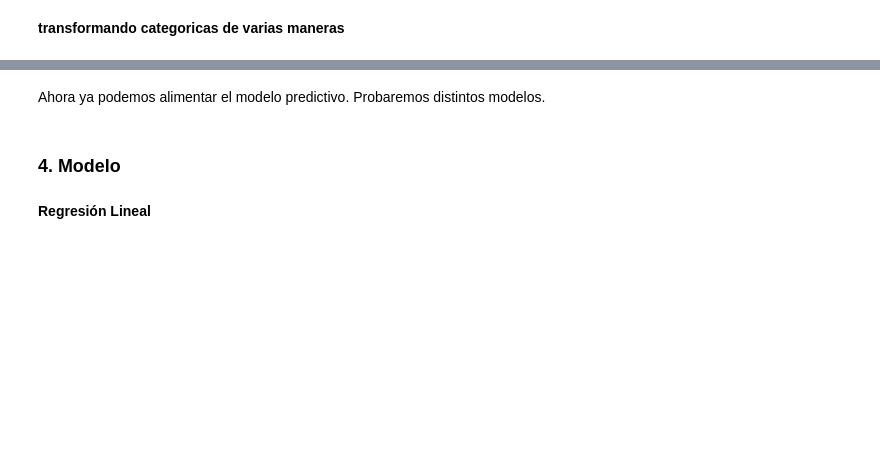
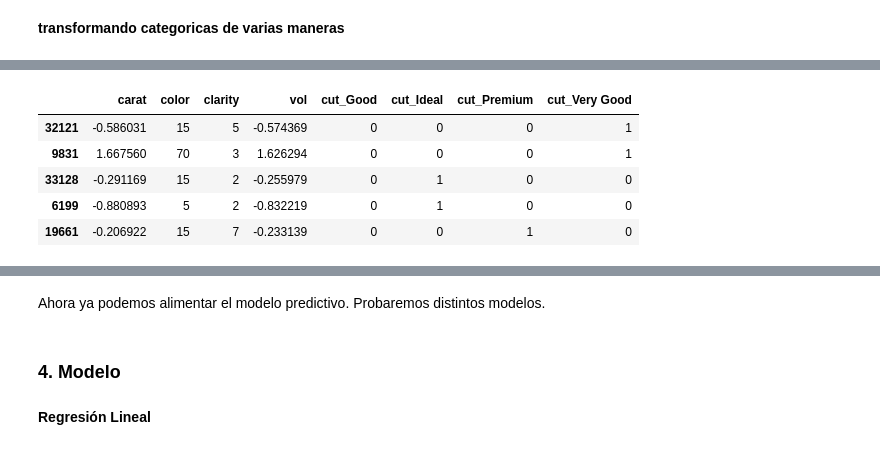
Before and after one commit to Ironhack-Data-Madrid-Octubre-2023/apuntes_clase, a Jupyter notebook: semana_7/1.1 - Intro Machine Learning - Aprendizaje Supervisado - Regresion.ipynb, the cells around one changed output, grey strips where cells are left out. Drawn from its saved outputs; the diff is of its cells as text; code cells hidden in the pictures; blank space fills up the shorter version.

```diff
--- a/semana_7/1.1 - Intro Machine Learning - Aprendizaje Supervisado - Regresion.ipynb
+++ b/semana_7/1.1 - Intro Machine Learning - Aprendizaje Supervisado - Regresion.ipynb
@@ -307,0 +360,6 @@ Antes de transformar definitivamente nada, vamos a separar los datos en X e y. y
+# %%
+escalador = StandardScaler()    # inicia el normalizador
+
+escalador.fit(X_train[['carat', 'vol']])   # ajusta segun train, saca media y std
+
+X_train[['carat', 'vol']] = escalador.transform(X_train[['carat', 'vol']])   # transforma train
@@ -309,0 +399,15 @@ Antes de transformar definitivamente nada, vamos a separar los datos en X e y. y
+# %%
+X_train = pd.get_dummies(X_train, columns=['cut'], drop_first=True)
+
+X_test = pd.get_dummies(X_test, columns=['cut'], drop_first=True)
+# %%
+# label encoder , ordinal encoder
+
+from sklearn.preprocessing import LabelEncoder, OrdinalEncoder
+
+
+label = LabelEncoder()
+
+X_train.clarity = label.fit_transform(X_train.clarity)
+
+X_test.clarity = label.fit_transform(X_test.clarity)
@@ -309,0 +426,19 @@ Antes de transformar definitivamente nada, vamos a separar los datos en X e y. y
+# %%
+# label encoder custom
+# aqui entra el conocimiento experto
+
+color = {'J': 1 , 'I': 2, 'H': 5, 'G': 15, 'F': 35, 'E': 50, 'D': 70}
+
+
+X_train.color = X_train.color.apply(lambda x: color[x])
+
+X_test.color = X_test.color.apply(lambda x: color[x])
+# %%
+X_train.head()
+# %% [output]
+|  | carat | color | clarity | vol | cut_Good | cut_Ideal | cut_Premium | cut_Very Good |
+| 32121 | -0.586031 | 15 | 5 | -0.574369 | 0 | 0 | 0 | 1 |
+| 9831 | 1.667560 | 70 | 3 | 1.626294 | 0 | 0 | 0 | 1 |
+| 33128 | -0.291169 | 15 | 2 | -0.255979 | 0 | 1 | 0 | 0 |
+| 6199 | -0.880893 | 5 | 2 | -0.832219 | 0 | 1 | 0 | 0 |
+| 19661 | -0.206922 | 15 | 7 | -0.233139 | 0 | 0 | 1 | 0 |
```
Also changed, not shown: parts of 60 cells of this notebook.
